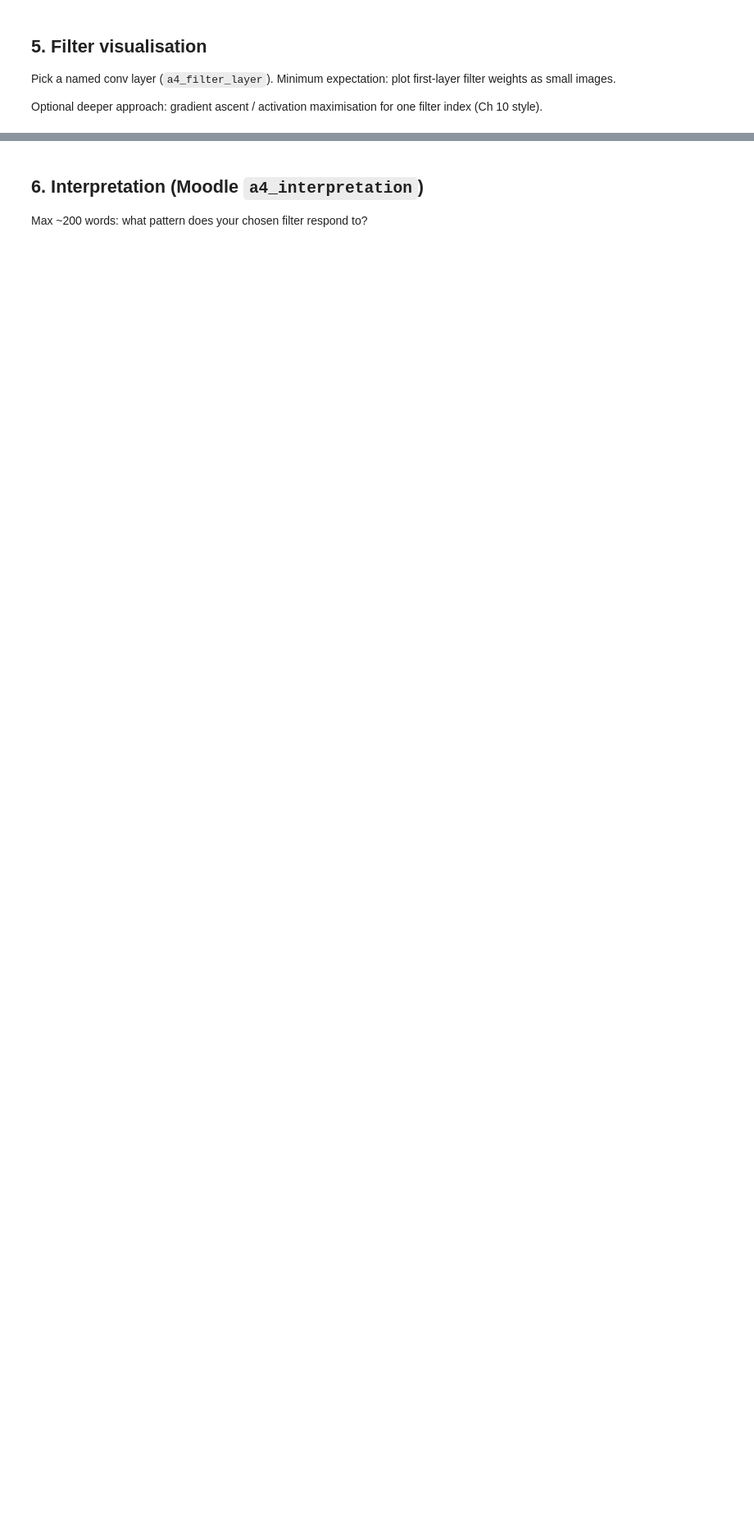
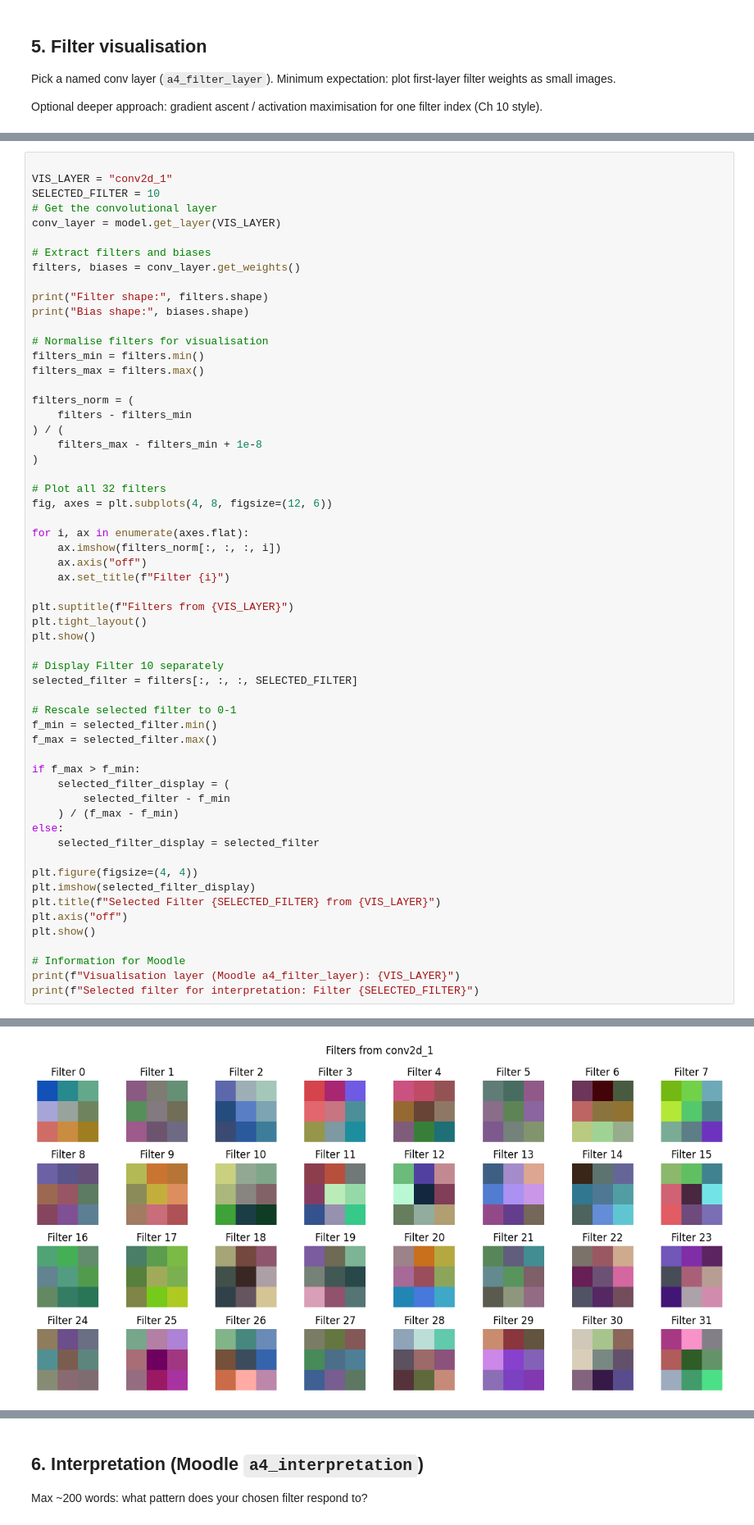
Before and after one commit to nsingh1811/DATAX504-nsingh1811, a Jupyter notebook: a4_convnet.ipynb, the cells around one changed output, grey strips where cells are left out. Shown at 82% size. Saved outputs shown, nothing was run; the diff lists cells and outputs as text; blank space fills up the shorter version.

Commit message:
Complete Assignment 4 CIFAR-10 ConvNet

```diff
--- a/a4_convnet.ipynb
+++ b/a4_convnet.ipynb
@@ -143,0 +321,59 @@ print(f"Visualisation layer (Moodle a4_filter_layer): {VIS_LAYER}")
+# %%
+
+VIS_LAYER = "conv2d_1"
+SELECTED_FILTER = 10
+# Get the convolutional layer
+conv_layer = model.get_layer(VIS_LAYER)
+
+# Extract filters and biases
+filters, biases = conv_layer.get_weights()
+
+print("Filter shape:", filters.shape)
+print("Bias shape:", biases.shape)
+
+# Normalise filters for visualisation
+filters_min = filters.min()
+filters_max = filters.max()
+
+filters_norm = (
+    filters - filters_min
+) / (
+    filters_max - filters_min + 1e-8
+)
+
+# Plot all 32 filters
+fig, axes = plt.subplots(4, 8, figsize=(12, 6))
+
+for i, ax in enumerate(axes.flat):
+    ax.imshow(filters_norm[:, :, :, i])
+    ax.axis("off")
+    ax.set_title(f"Filter {i}")
+
+plt.suptitle(f"Filters from {VIS_LAYER}")
+plt.tight_layout()
+plt.show()
+
+# Display Filter 10 separately
+selected_filter = filters[:, :, :, SELECTED_FILTER]
+
+# Rescale selected filter to 0-1
+f_min = selected_filter.min()
+f_max = selected_filter.max()
+
+if f_max > f_min:
+    selected_filter_display = (
+        selected_filter - f_min
+    ) / (f_max - f_min)
+else:
+    selected_filter_display = selected_filter
+
+plt.figure(figsize=(4, 4))
+plt.imshow(selected_filter_display)
+plt.title(f"Selected Filter {SELECTED_FILTER} from {VIS_LAYER}")
+plt.axis("off")
+plt.show()
+
+# Information for Moodle
+print(f"Visualisation layer (Moodle a4_filter_layer): {VIS_LAYER}")
+print(f"Selected filter for interpretation: Filter {SELECTED_FILTER}")
+# %% [output]
@@ -143,0 +382 @@ print(f"Visualisation layer (Moodle a4_filter_layer): {VIS_LAYER}")
+[figure, added]
```
Also changed, not shown: parts of 14 cells of this notebook.
